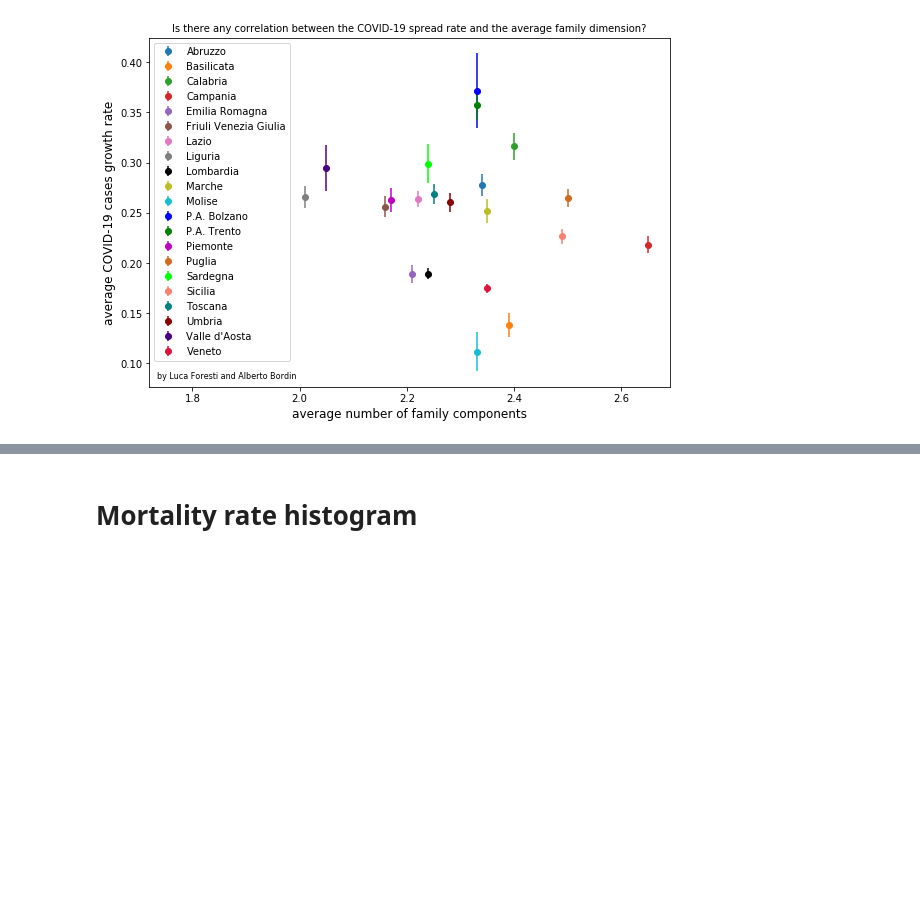
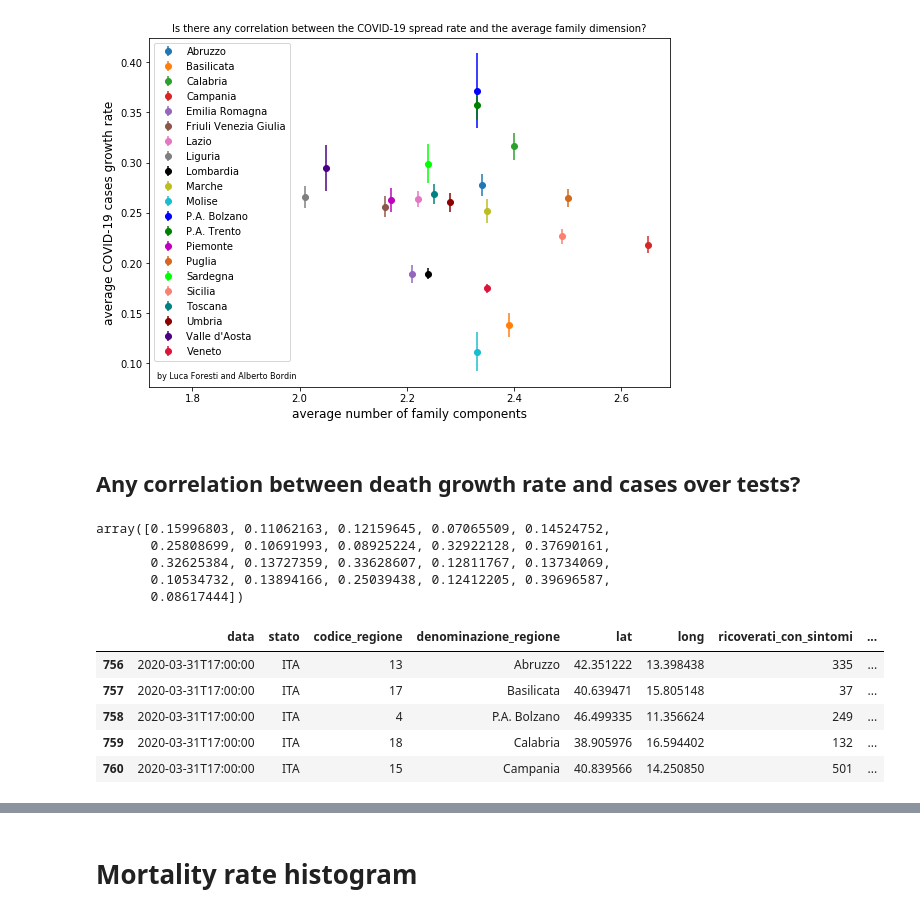
Before and after one commit to albortros/COVID-19, a Jupyter notebook: model-Exponential/DummyExp-ItalianRegions.ipynb, the cells around one changed output, grey strips where cells are left out. Saved outputs shown, nothing was run; the diff lists cells and outputs as text; code cells hidden in the pictures; blank space fills up the shorter version.

```diff
--- a/model-Exponential/DummyExp-ItalianRegions.ipynb
+++ b/model-Exponential/DummyExp-ItalianRegions.ipynb
@@ -250,3 +256,5 @@ ax.text(1.735, 0.085, r'by Luca Foresti and Alberto Bordin', fontsize=8)
 fig.savefig('plot/correlation_rate-families.png', dpi = 300)
 # %% [output]
 [figure]
+# %% [markdown]
+## Any correlation between death growth rate and cases over tests?
@@ -252,0 +266,17 @@ fig.savefig('plot/correlation_rate-families.png', dpi = 300)
+# %%
+casi_su_tamponi
+# %% [output]
+array([0.15996803, 0.11062163, 0.12159645, 0.07065509, 0.14524752,
+       0.25808699, 0.10691993, 0.08925224, 0.32922128, 0.37690161,
+       0.32625384, 0.13727359, 0.33628607, 0.12811767, 0.13734069,
+       0.10534732, 0.13894166, 0.25039438, 0.12412205, 0.39696587,
+       0.08617444])
+# %%
+df_last_day.head()
+# %% [output]
+|  | data | stato | codice_regione | denominazione_regione | lat | long | ricoverati_con_sintomi | ... |
+| 756 | 2020-03-31T17:00:00 | ITA | 13 | Abruzzo | 42.351222 | 13.398438 | 335 | ... |
+| 757 | 2020-03-31T17:00:00 | ITA | 17 | Basilicata | 40.639471 | 15.805148 | 37 | ... |
+| 758 | 2020-03-31T17:00:00 | ITA | 4 | P.A. Bolzano | 46.499335 | 11.356624 | 249 | ... |
+| 759 | 2020-03-31T17:00:00 | ITA | 18 | Calabria | 38.905976 | 16.594402 | 132 | ... |
+| 760 | 2020-03-31T17:00:00 | ITA | 15 | Campania | 40.839566 | 14.250850 | 501 | ... |
```
Also changed, not shown: parts of 3 cells of this notebook.
